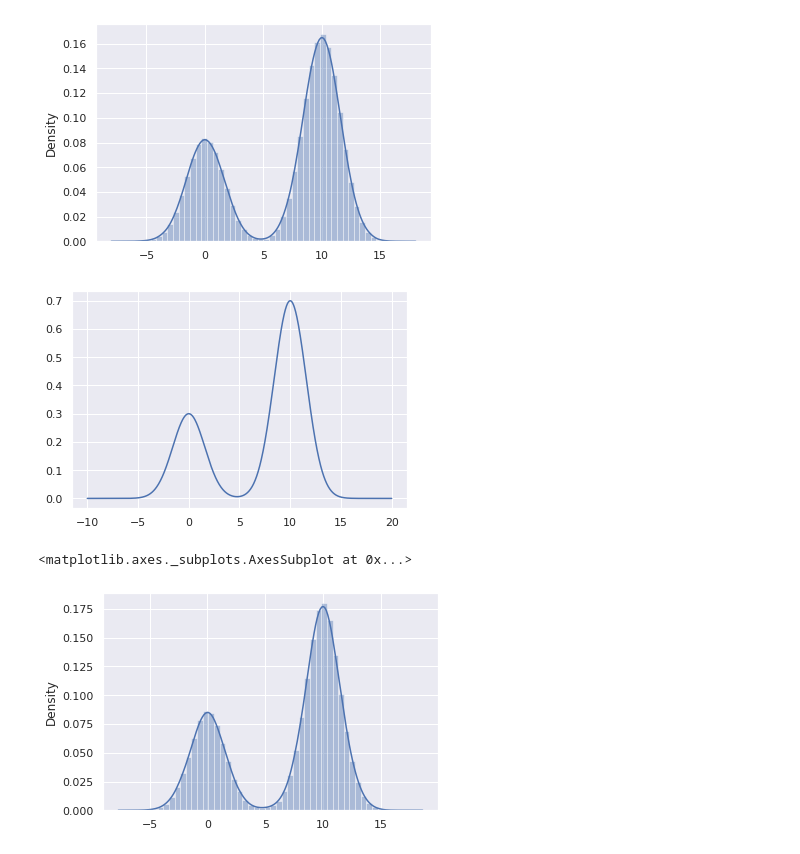
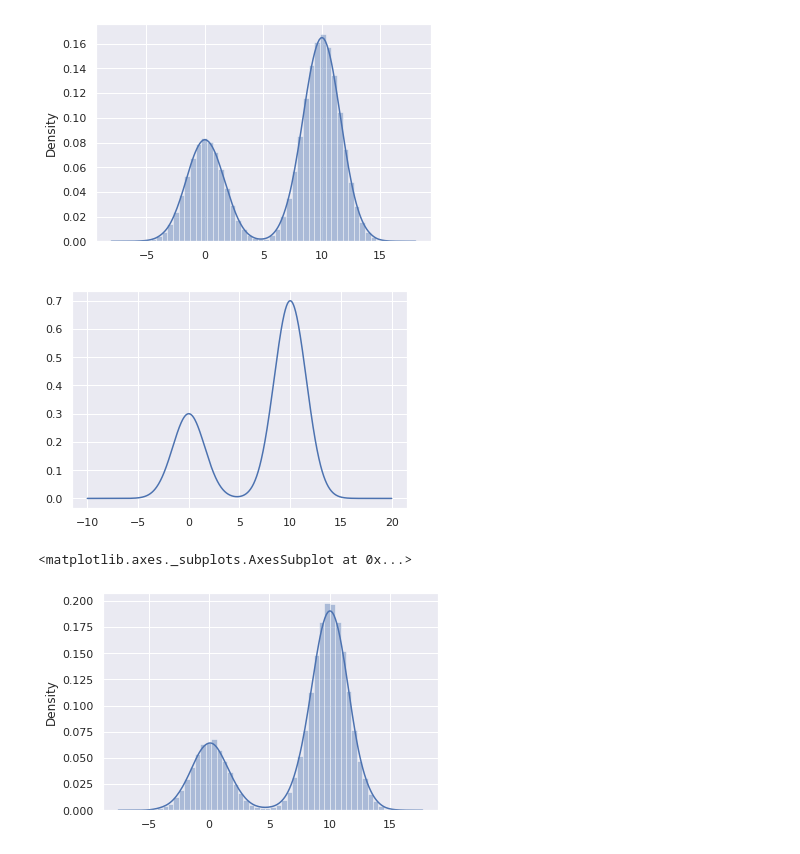
Before and after one commit to hrbae/LG_AI_training, a Jupyter notebook: M2_System Optimization by ML/SamplingBasedInference.ipynb, the cells around one changed output. Cells and saved outputs as stored; diff of their text form; code cells hidden in the pictures.

```diff
--- a/M2_System Optimization by ML/SamplingBasedInference.ipynb
+++ b/M2_System Optimization by ML/SamplingBasedInference.ipynb
@@ -159,7 +159,7 @@ sns.distplot(metropolis(N))
 [figure]
 # %%
 # by Hyerim Bae
-mu,sig,N = 0,1,1000000
+mu,sig,N = 0,1,100000
 pts = []
 
 def f(x):
@@ -175,37 +175,39 @@ def metropolis(N):
     r = np.zeros(1)
     p = f(r[0])
     pts = []
+    sigma=1
 
     for i in range(N):
-        rn = r + np.random.uniform(-1,1)
+        #rn = r + np.random.uniform(-1,1) # proposed distribution을 유니폼 분포로 사용 => 추천을 받음(이동)
+        rn=np.random.normal(r, sigma) #만약 정규분포로 추천을 받으면
         pn = f(rn[0])
-        if pn >= p:
+        if pn >= p: # Accept or Not
             pts.append(r)
-            p = pn
+            p = pn # 다음 번 추천을 받기 위해서
             r = rn
-        else:
+        else: #패자 부활전
             u = np.random.rand()
             if u < pn/p:
                 pts.append(r)
                 p = pn
                 r = rn
 #        pts.append(r)
 
     pts = np.array(pts)
     return pts
 
 def hist_plot(array):
     fig = plt.figure()
     ax = fig.add_subplot(1,1,1,)
     ax.hist(array, bins=1000)
     plt.title('')
     plt.xlabel('')
     plt.ylabel('')
 
 
 #hist_plot(metropolis(N))
 sns.distplot(metropolis(N))
 # %% [output]
 [figure]
 <matplotlib.axes._subplots.AxesSubplot at 0x...>
-[figure, old version]
+[figure, new version]
```
